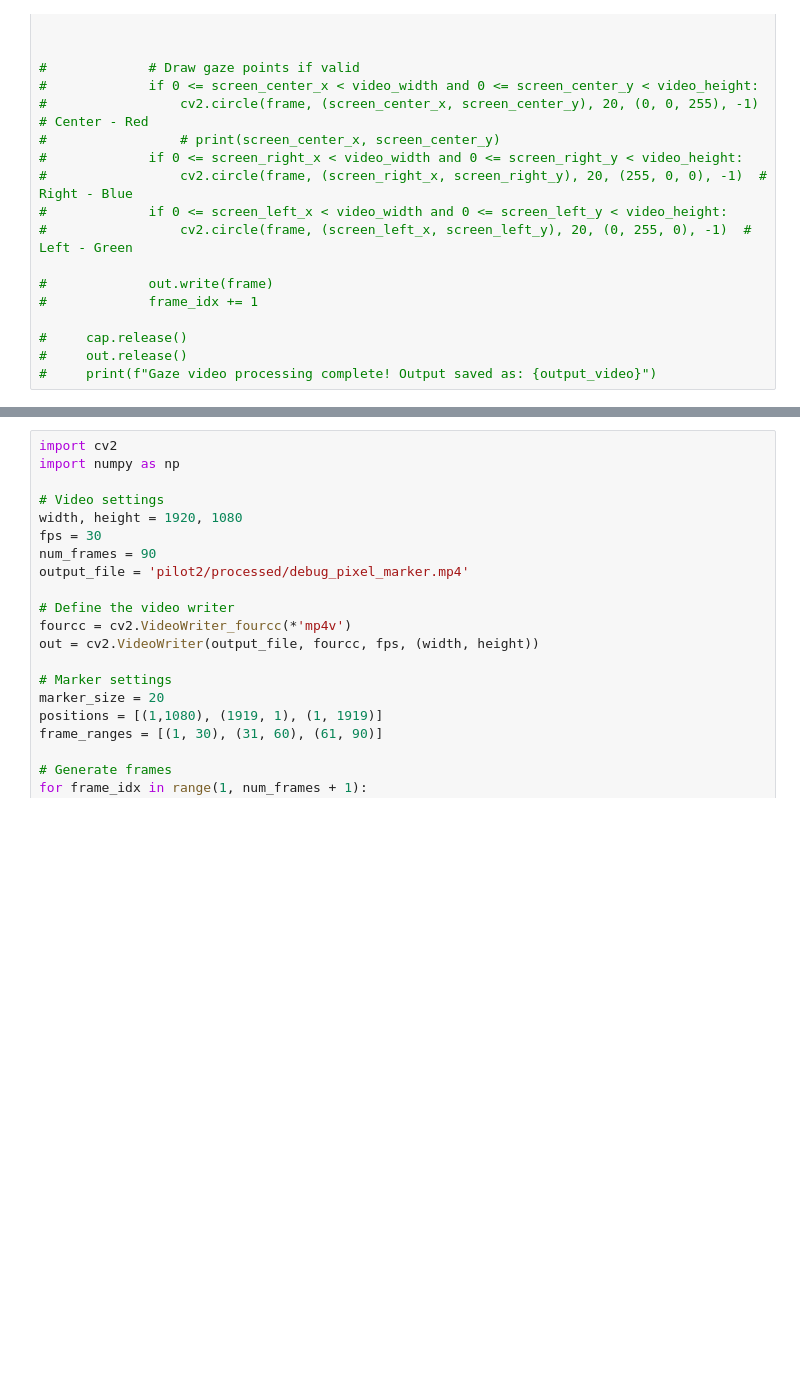
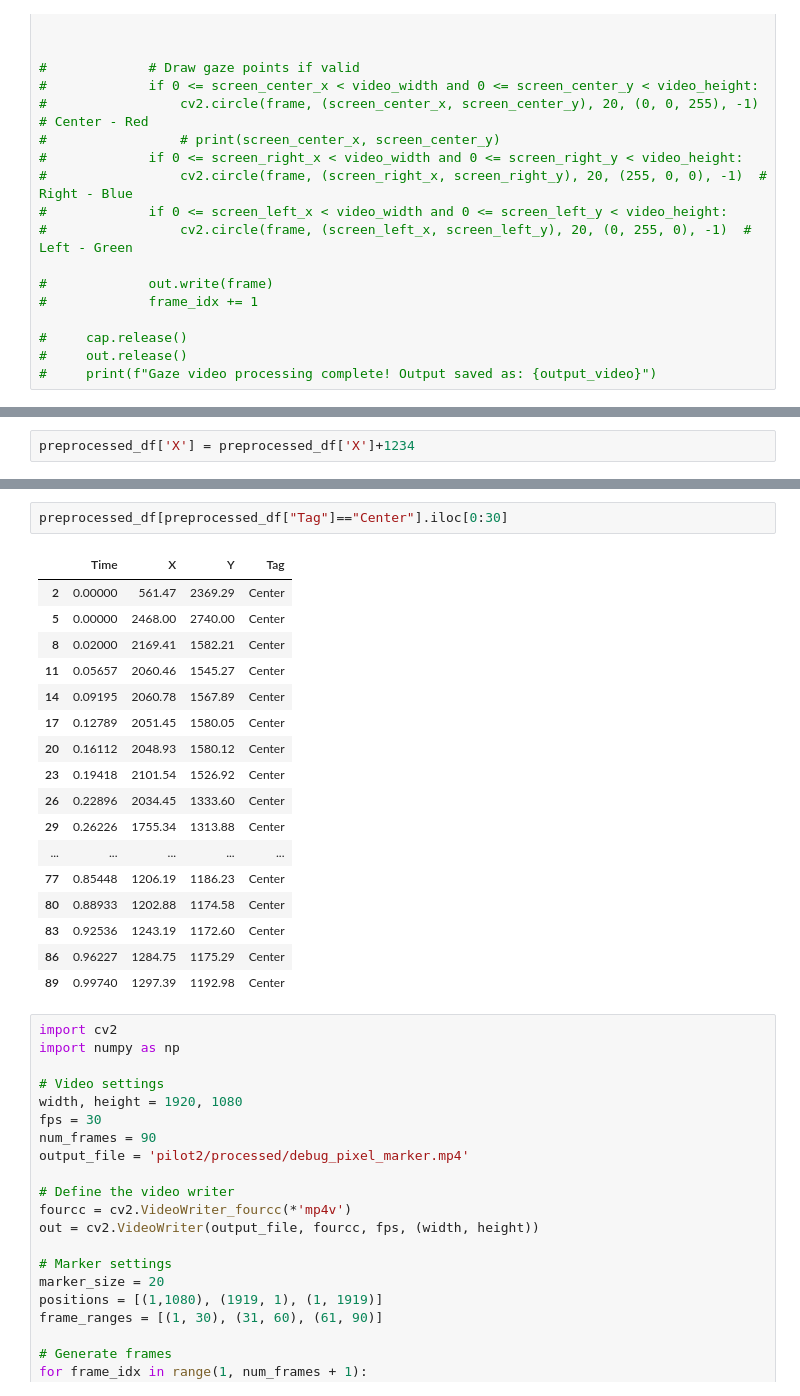
Before and after one commit to Catonpancake/sdphysiology, a Jupyter notebook: videoeyetracking.ipynb, the cells around one changed output, grey strips where cells are left out. Drawn from its saved outputs; the diff is of its cells as text; blank space fills up the shorter version.

```diff
--- a/videoeyetracking.ipynb
+++ b/videoeyetracking.ipynb
@@ -1233,0 +1447,2 @@ Screen resolution: 1920x1080
+# %%
+preprocessed_df['X'] = preprocessed_df['X']+1234
@@ -1234,3 +1465,23 @@ Screen resolution: 1920x1080
+# %%
+preprocessed_df[preprocessed_df["Tag"]=="Center"].iloc[0:30]
+# %% [output]
+|  | Time | X | Y | Tag |
+| 2 | 0.00000 | 561.47 | 2369.29 | Center |
+| 5 | 0.00000 | 2468.00 | 2740.00 | Center |
+| 8 | 0.02000 | 2169.41 | 1582.21 | Center |
+| 11 | 0.05657 | 2060.46 | 1545.27 | Center |
+| 14 | 0.09195 | 2060.78 | 1567.89 | Center |
+| 17 | 0.12789 | 2051.45 | 1580.05 | Center |
+| 20 | 0.16112 | 2048.93 | 1580.12 | Center |
+| 23 | 0.19418 | 2101.54 | 1526.92 | Center |
+| 26 | 0.22896 | 2034.45 | 1333.60 | Center |
+| 29 | 0.26226 | 1755.34 | 1313.88 | Center |
+| ... | ... | ... | ... | ... |
+| 77 | 0.85448 | 1206.19 | 1186.23 | Center |
+| 80 | 0.88933 | 1202.88 | 1174.58 | Center |
+| 83 | 0.92536 | 1243.19 | 1172.60 | Center |
+| 86 | 0.96227 | 1284.75 | 1175.29 | Center |
+| 89 | 0.99740 | 1297.39 | 1192.98 | Center |
 # %%
 import cv2
 import numpy as np
```
Also changed, not shown: parts of 9 cells of this notebook.
